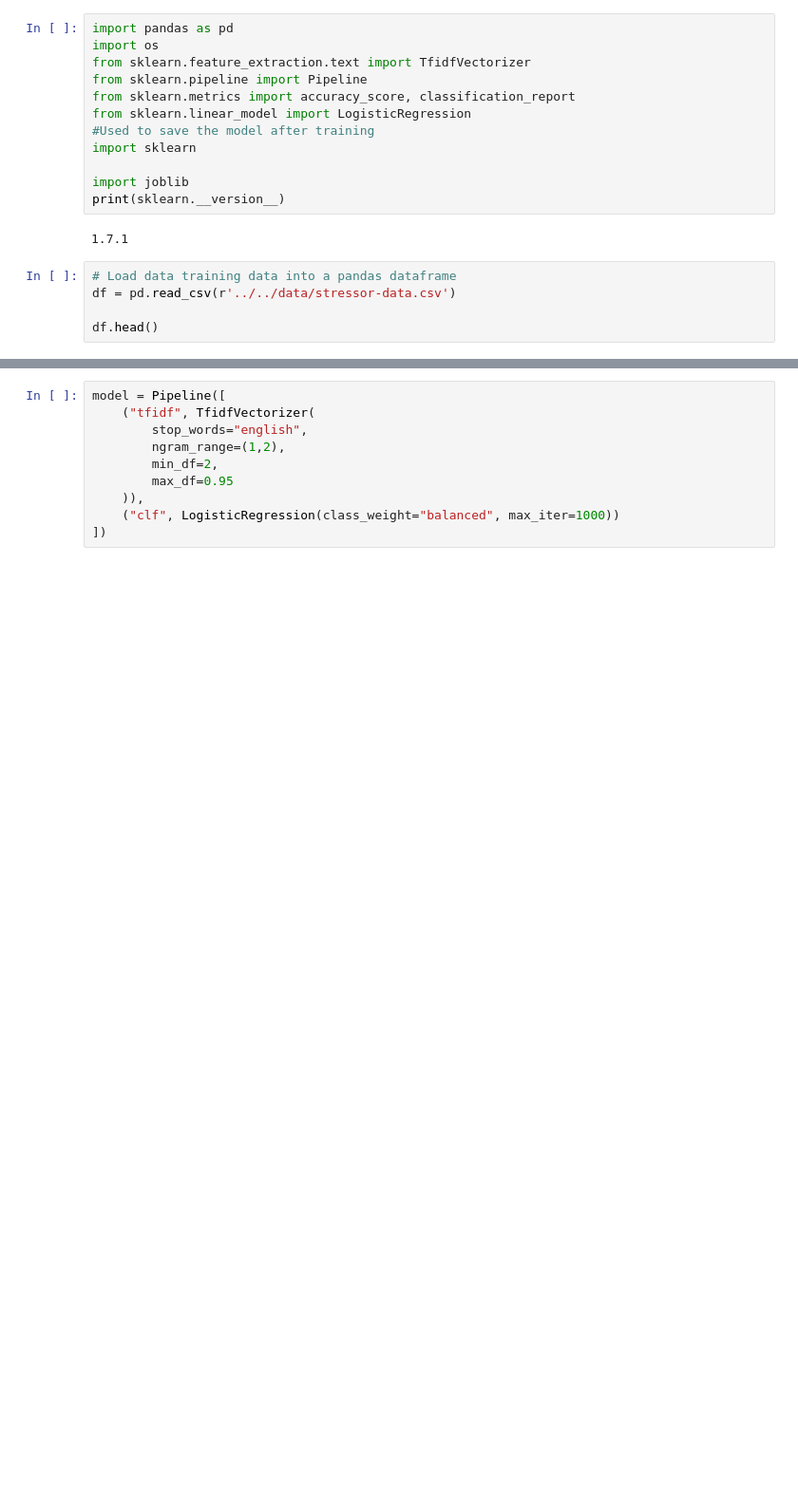
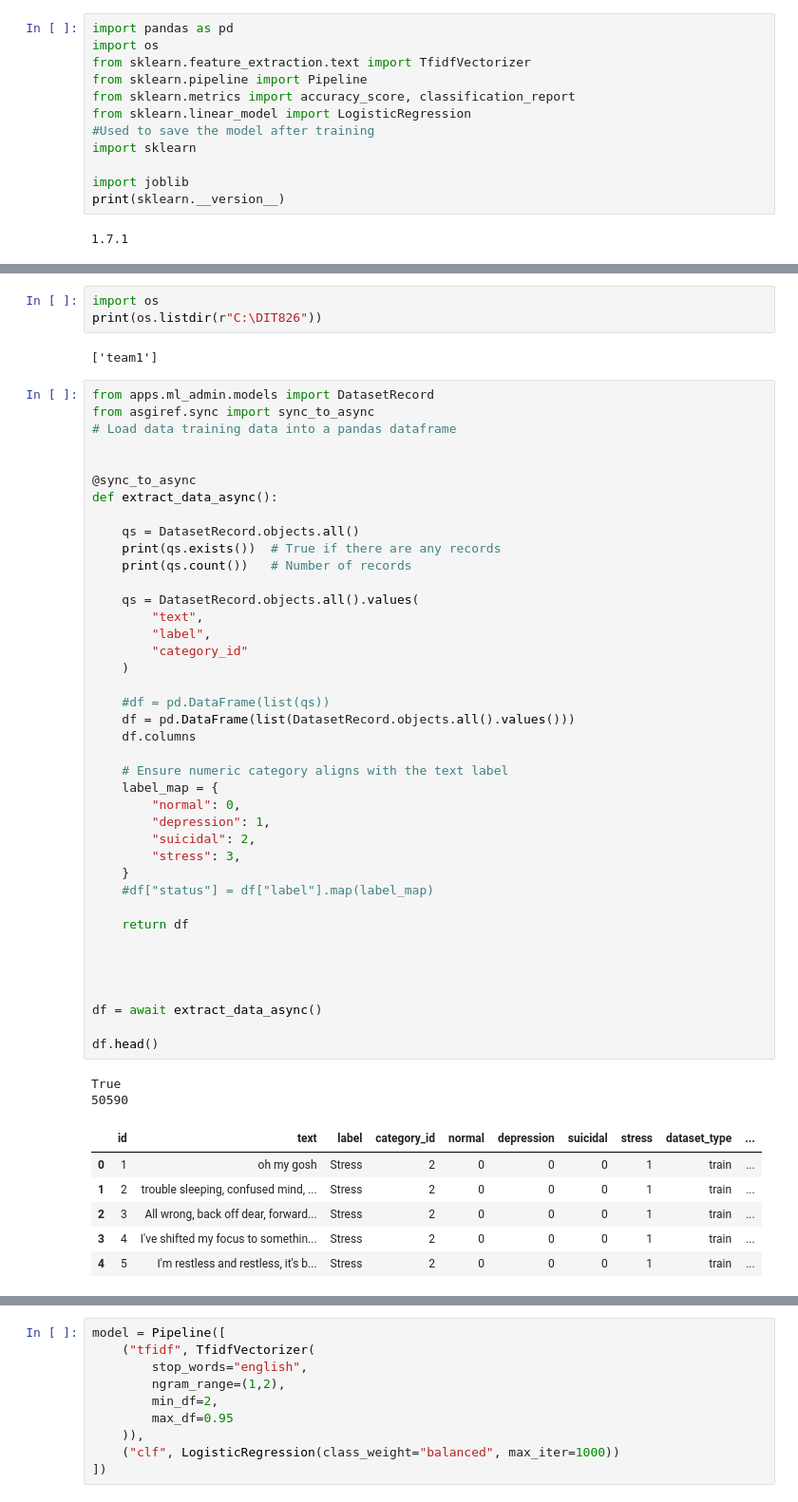
Before and after one commit to clausevilla/Sentio, a Jupyter notebook: ml_pipeline/toy_models/LogisticRegression.ipynb, the cells around one changed output, grey strips where cells are left out. Shown at 95% size. Drawn from its saved outputs; the diff is of its cells as text; blank space fills up the shorter version.

Commit message:
#12 Modify ml_files and add trained RNN
Former-commit-id: 9006d52a3a67cd7db3db7ca705c61aba4950daa2

```diff
--- a/ml_pipeline/toy_models/LogisticRegression.ipynb
+++ b/ml_pipeline/toy_models/LogisticRegression.ipynb
@@ -12,8 +12,3 @@ import joblib
 print(sklearn.__version__)
 # %% [output]
 1.7.1
-# %%
-# Load data training data into a pandas dataframe
-df = pd.read_csv(r'../../data/stressor-data.csv')
-
-df.head()
@@ -27,2 +49,56 @@ df.head()
+# %%
+import os
+print(os.listdir(r"C:\DIT826"))
+# %% [output]
+['team1']
+# %%
+from apps.ml_admin.models import DatasetRecord
+from asgiref.sync import sync_to_async
+# Load data training data into a pandas dataframe
+
+
+@sync_to_async
+def extract_data_async():
+
+    qs = DatasetRecord.objects.all()
+    print(qs.exists())  # True if there are any records
+    print(qs.count())   # Number of records
+
+    qs = DatasetRecord.objects.all().values(
+        "text",
+        "label",
+        "category_id"
+    )
+
+    #df = pd.DataFrame(list(qs))
+    df = pd.DataFrame(list(DatasetRecord.objects.all().values()))
+    df.columns
+
+    # Ensure numeric category aligns with the text label
+    label_map = {
+        "normal": 0,
+        "depression": 1,
+        "suicidal": 2,
+        "stress": 3,
+    }
+    #df["status"] = df["label"].map(label_map)
+
+    return df
+
+
+
+
+df = await extract_data_async()
+
+df.head()
+# %% [output]
+True
+50590
+|  | id | text | label | category_id | normal | depression | suicidal | stress | dataset_type | ... |
+| 0 | 1 | oh my gosh | Stress | 2 | 0 | 0 | 0 | 1 | train | ... |
+| 1 | 2 | trouble sleeping, confused mind, ... | Stress | 2 | 0 | 0 | 0 | 1 | train | ... |
+| 2 | 3 | All wrong, back off dear, forward... | Stress | 2 | 0 | 0 | 0 | 1 | train | ... |
+| 3 | 4 | I've shifted my focus to somethin... | Stress | 2 | 0 | 0 | 0 | 1 | train | ... |
+| 4 | 5 | I'm restless and restless, it's b... | Stress | 2 | 0 | 0 | 0 | 1 | train | ... |
 # %%
 label_map = {
```
Also changed, not shown: parts of 11 cells of this notebook, 3 other files.
